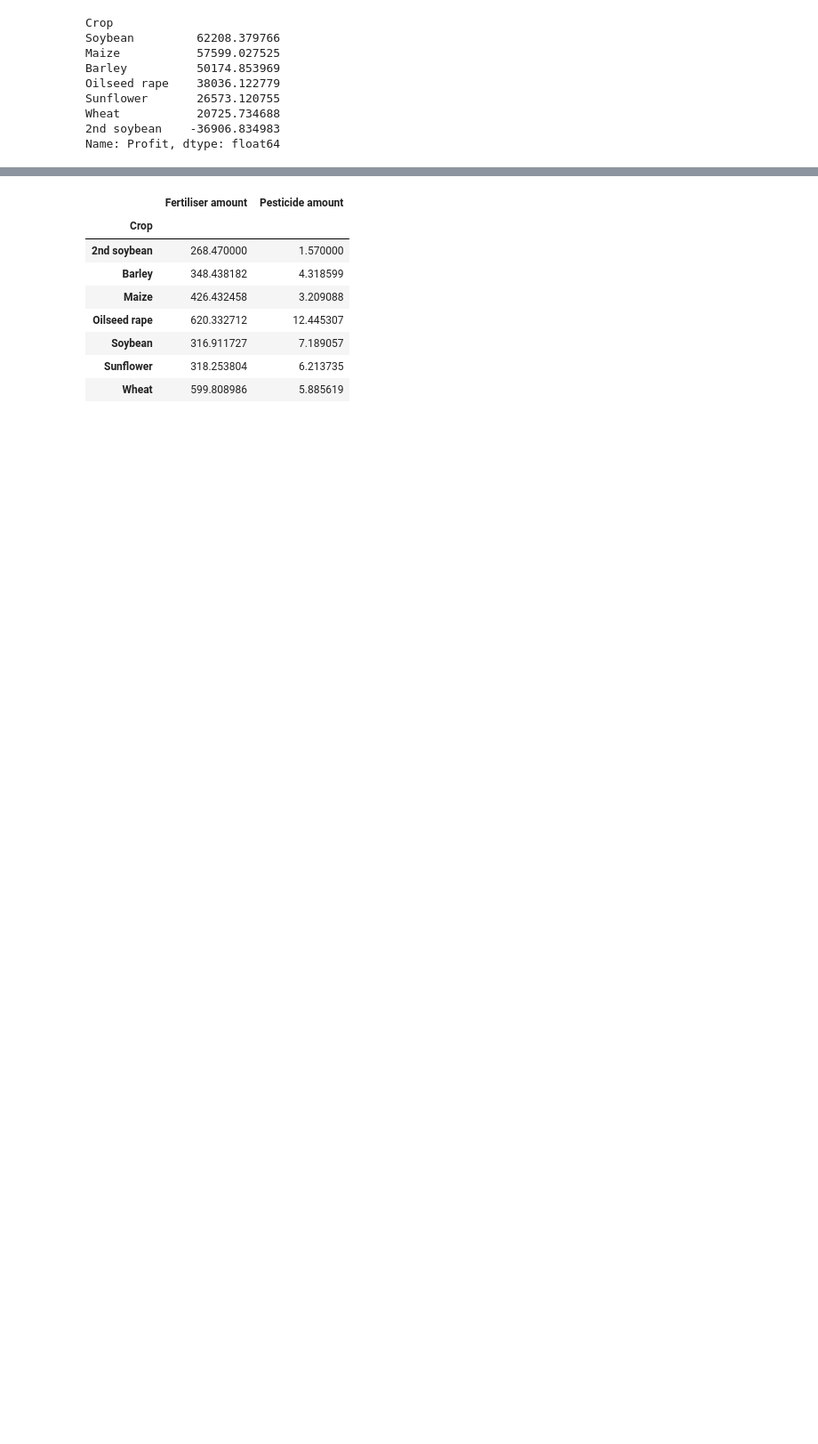
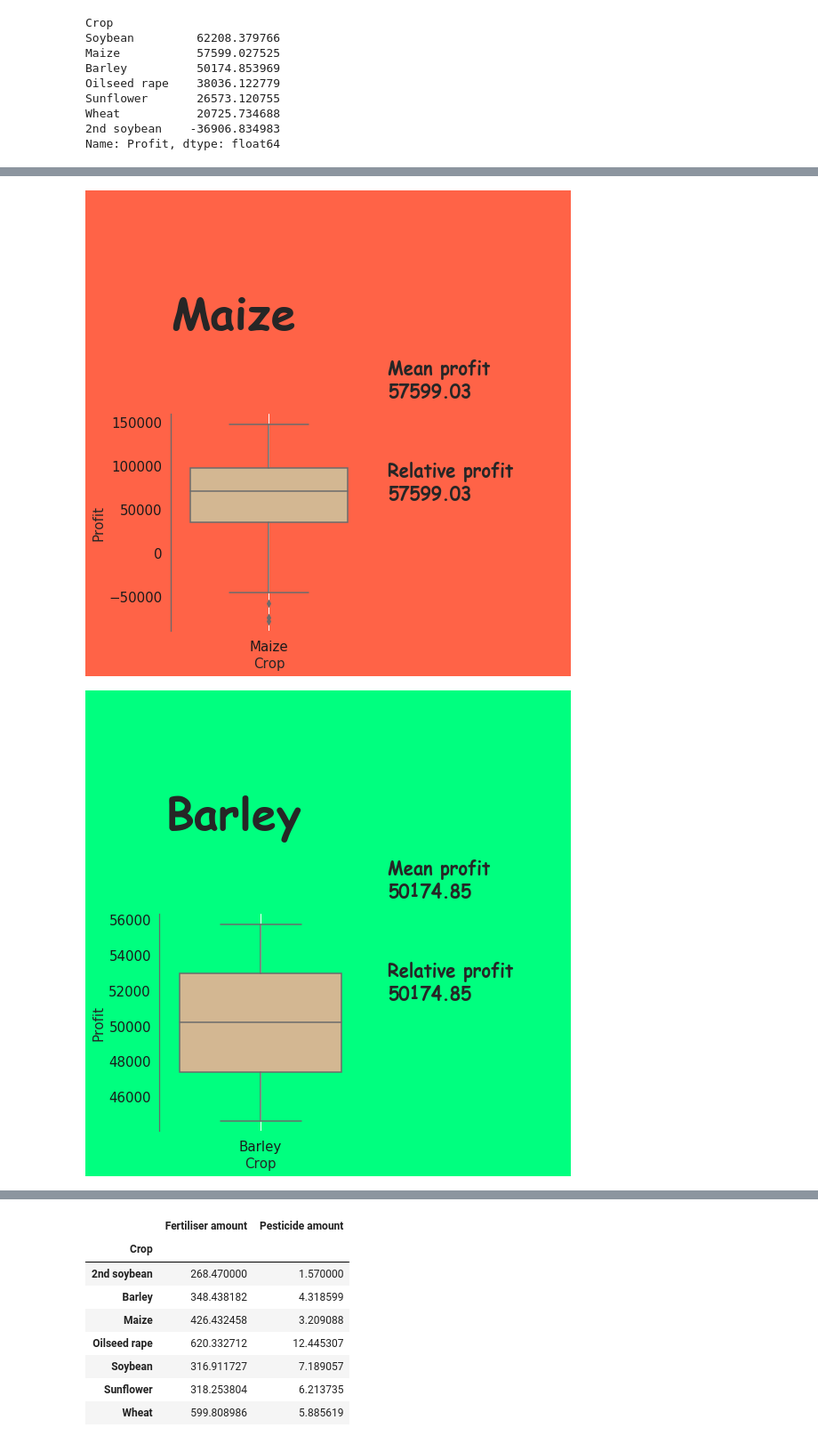
Before and after one commit to AndreaM1996/Project5, a Jupyter notebook: Project5.ipynb, the cells around one changed output, grey strips where cells are left out. Shown: that part at 89% size. Cells and saved outputs as stored; diff of their text form; code cells hidden in the pictures; blank space fills up the shorter version.

Commit message:
work with profit mean and std

```diff
--- a/Project5.ipynb
+++ b/Project5.ipynb
@@ -440,0 +488,36 @@ Name: Profit, dtype: float64
+# %%
+fn = {'fontname':'Comic Sans MS'}
+palette = ['tomato','springgreen','goldenrod','lightgreen','mediumaquamarine','yellowgreen']
+
+for i in range(n):
+    if crops[i] == '2nd soybean':
+        continue
+    fig = plt.figure(figsize=(8,8),facecolor=palette[i])
+    gs = gridspec.GridSpec(2,2)
+    data2 = data[data['Crop'] == crops[i]]
+    ax = fig.add_subplot(gs[0,0])
+    sns.boxplot(x='Crop',y='Profit',data=data2,ax=ax, palette=['burlywood'])
+    ax.set_facecolor(palette[i])
+    ax.spines['top'].set_visible(False)
+    ax.spines['bottom'].set_visible(False)
+    ax.spines['right'].set_visible(False)
+    ax.spines['left'].set_color('dimgray')
+    ax.tick_params(axis='y', colors='k',labelsize=15)
+    ax.tick_params(axis='x', colors='k',labelsize=15)
+    plt.ylabel('Profit',fontsize=15)
+    plt.xlabel('Crop',fontsize=15)
+    ax.grid(None)
+    rect = ax.patch
+    rect.set_facecolor(palette[i])
+    rect.set_height(2)
+    rect.set_width(2)
+    rect.set_xy((0.005,0.005))
+    plt.figtext(0.6,1,'Mean profit \n'+str(round(profit_mean[crops[i]],2)),fontsize=20,fontweight='bold',fontdict=fn)
+    plt.figtext(0.6,0.8,'Relative profit \n'+str(round(profit_mean[crops[i]],2)),fontsize=20,fontweight='bold',fontdict=fn)
+
+    fig.suptitle(crops[i],x=0.3,y=1.2,fontsize=50,fontweight='bold',fontdict=fn)
+    fig.tight_layout()
+plt.show()
+# %% [output]
+[figure, added]
+[figure, added]
```
Also changed, not shown: parts of 11 cells of this notebook.
